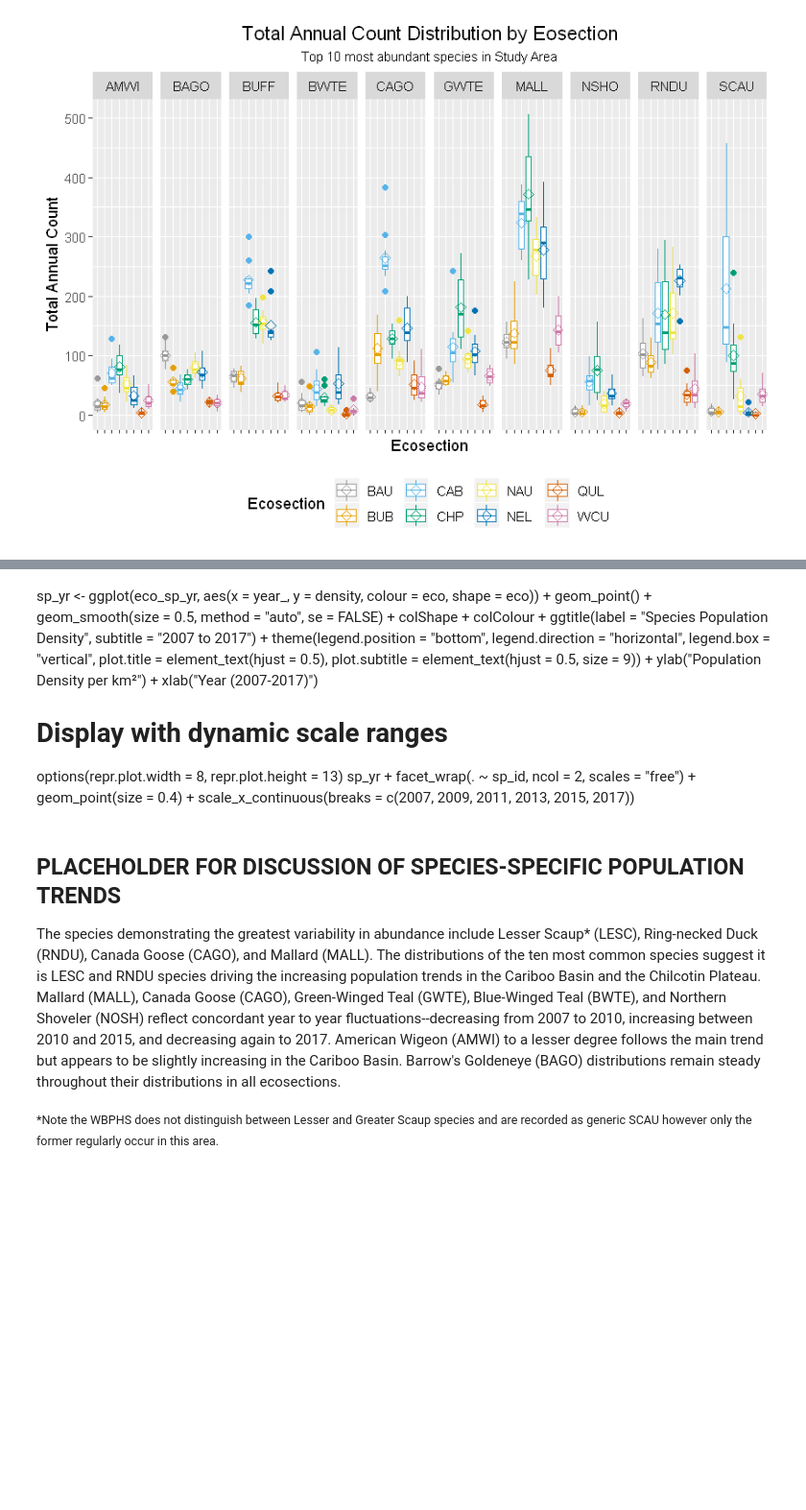
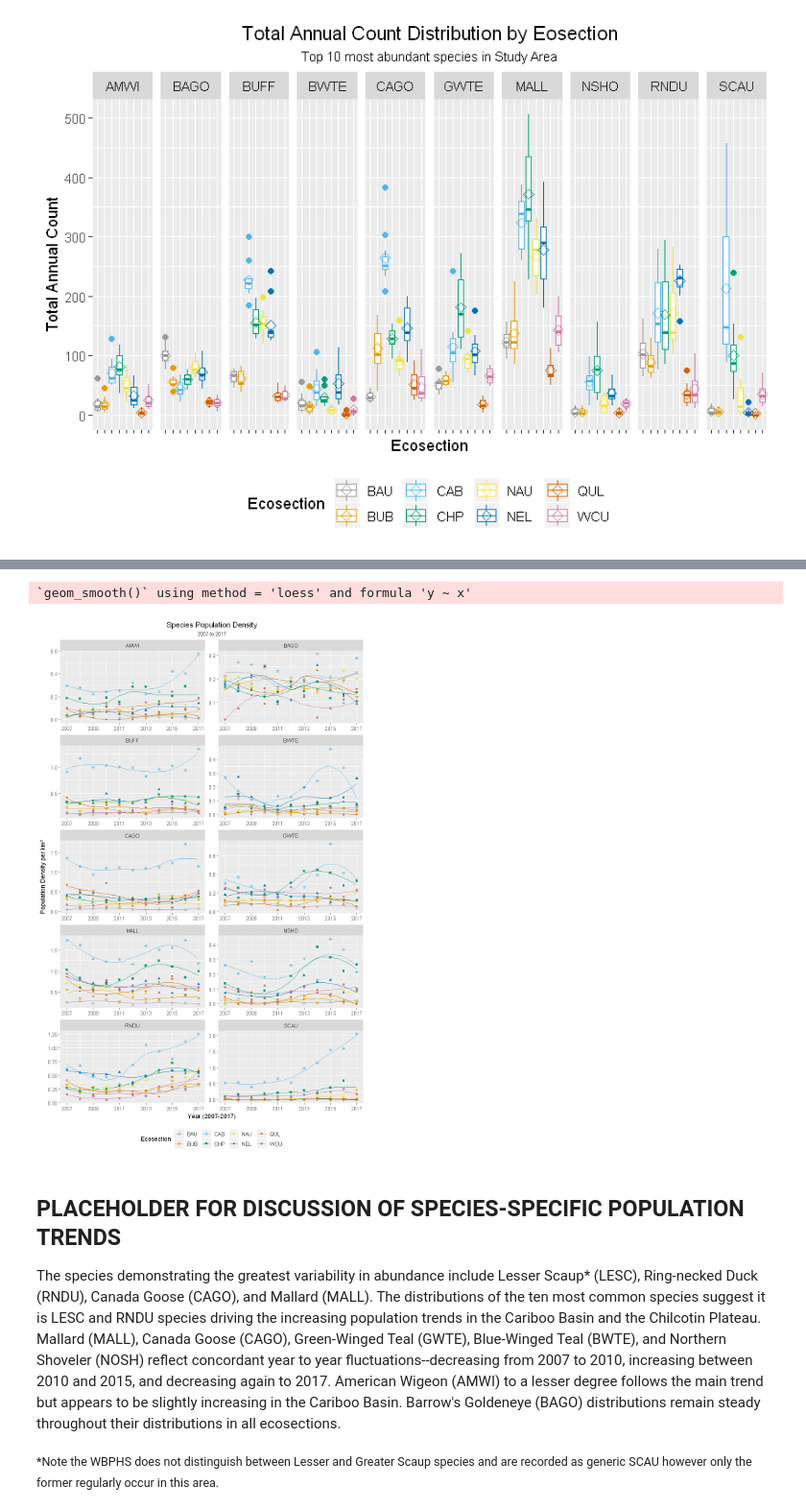
Before and after one commit to Yuhash/iws, a Jupyter notebook: IWS_Notebook.ipynb, the cells around one changed output, grey strips where cells are left out. Shown at 96% size. Drawn from its saved outputs; the diff is of its cells as text; code cells hidden in the pictures; blank space fills up the shorter version.

```diff
--- a/IWS_Notebook.ipynb
+++ b/IWS_Notebook.ipynb
@@ -345,7 +362,14 @@ bp + facet_wrap(. ~ sp_id, ncol = 13)
 # %% [output]
 [figure]
 # %%
-bp <- ggplot(eco_sp_yr, aes(x = eco, y = density, colour = eco)) + geom_boxplot() +
+sp_10_density <- df %>%
+    filter(sp_id %in% sp_10) %>%
+    group_by(eco, year_, sp_id) %>%
+    summarise(pop = sum(pop)) %>%
+    left_join(., eco_area, by = "eco") %>%
+    mutate(density = pop/area_surveyed*100)
+head(sp_10_density)
+bp <- ggplot(sp_10_density, aes(x = eco, y = density, colour = eco)) + geom_boxplot() +
     colColour + ggtitle(label = "Annual Population Density", subtitle = "Top 10 most abundant species in Study Area") +
     theme(legend.position = "bottom", legend.direction = "horizontal", legend.box = "vertical",
         axis.text.x = element_blank(), plot.title = element_text(hjust = 0.5), plot.subtitle = element_text(hjust = 0.5,
@@ -365,17 +398,20 @@ bp + facet_wrap(. ~ sp_id, ncol = 5, nrow= 2, scales = "free") + ggtitle("Popula
 [figure]
 [figure]
-# %% [markdown]
-sp_yr <- ggplot(eco_sp_yr, aes(x = year_, y = density, colour = eco, shape = eco)) +
-    geom_point() + geom_smooth(size = 0.5, method = "auto", se = FALSE) + colShape +
-    colColour + ggtitle(label = "Species Population Density", subtitle = "2007 to 2017") +
-    theme(legend.position = "bottom", legend.direction = "horizontal", legend.box = "vertical",
-        plot.title = element_text(hjust = 0.5), plot.subtitle = element_text(hjust = 0.5,
-            size = 9)) + ylab("Population Density per km²") + xlab("Year (2007-2017)")
-
-# Display with dynamic scale ranges
-options(repr.plot.width = 8, repr.plot.height = 13)
-sp_yr + facet_wrap(. ~ sp_id, ncol = 2, scales = "free") + geom_point(size = 0.4) +
-    scale_x_continuous(breaks = c(2007, 2009, 2011, 2013, 2015, 2017))
+# %%
+sp_yr <- ggplot(sp_10_density, aes(x = year_, y = density, colour = eco, shape = eco)) +
+    geom_point() + geom_smooth(size = 0.5, method = "auto", se = FALSE) + colShape +
+    colColour + ggtitle(label = "Species Population Density", subtitle = "2007 to 2017") +
+    theme(legend.position = "bottom", legend.direction = "horizontal", legend.box = "vertical",
+        plot.title = element_text(hjust = 0.5), plot.subtitle = element_text(hjust = 0.5,
+            size = 9)) + ylab("Population Density per km²") + xlab("Year (2007-2017)")
+
+# Display with dynamic scale ranges
+options(repr.plot.width = 8, repr.plot.height = 13)
+sp_yr + facet_wrap(. ~ sp_id, ncol = 2, scales = "free") + geom_point(size = 0.4) +
+    scale_x_continuous(breaks = c(2007, 2009, 2011, 2013, 2015, 2017))
+# %% [output]
+`geom_smooth()` using method = 'loess' and formula 'y ~ x'
+[figure, added]
 # %% [markdown]
 ## PLACEHOLDER FOR DISCUSSION OF SPECIES-SPECIFIC POPULATION TRENDS
 
```
Also changed, not shown: parts of 11 cells of this notebook.
